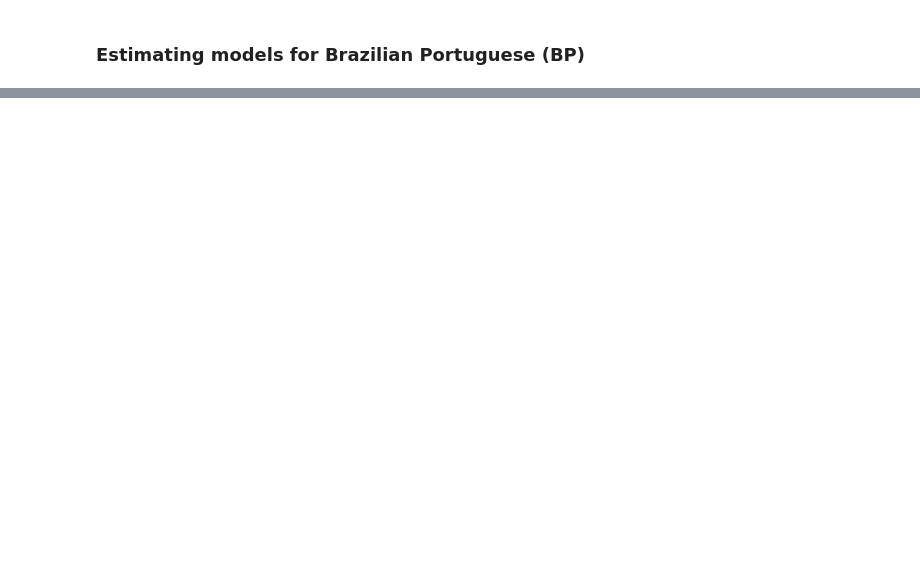
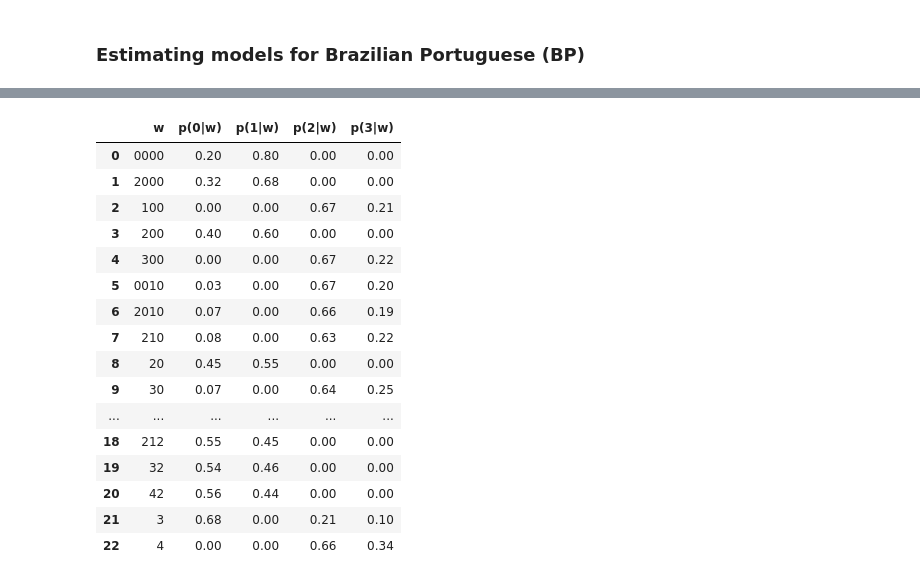
Before and after one commit to neuromat/smallest_maximizer_criterion, a Jupyter notebook: examples/notebooks/4. Linguistic case study.ipynb, the cells around one changed output, grey strips where cells are left out. Cells and saved outputs as stored; diff of their text form; code cells hidden in the pictures; blank space fills up the shorter version.

```diff
--- a/examples/notebooks/4. Linguistic case study.ipynb
+++ b/examples/notebooks/4. Linguistic case study.ipynb
@@ -96,0 +126,31 @@ plt.show()
+# %%
+def transition_table_df(tree):
+    dd = tree.transition_probs.set_index('idx')
+    df2 = pd.DataFrame(columns=['w', 'nodesort', 'p(0|w)', 'p(1|w)', 'p(2|w)', 'p(3|w)'])
+    for i, row in tree.tree().iterrows():
+        ps = [dd[dd.next_symbol == str(j)].loc[row.node_idx].prob.round(2) for j in [0, 1, 2, 3]]
+        df2.loc[len(df2)] = [row.node, row.node[::-1], *ps]
+    df2.sort_values('nodesort', inplace=True)
+    df2.set_index('nodesort', inplace=True)
+    df2.reset_index(inplace=True, drop=True)
+    return df2
+
+transition_table_df(opt_tree_bp)
+# %% [output]
+|  | w | p(0|w) | p(1|w) | p(2|w) | p(3|w) |
+| 0 | 0000 | 0.20 | 0.80 | 0.00 | 0.00 |
+| 1 | 2000 | 0.32 | 0.68 | 0.00 | 0.00 |
+| 2 | 100 | 0.00 | 0.00 | 0.67 | 0.21 |
+| 3 | 200 | 0.40 | 0.60 | 0.00 | 0.00 |
+| 4 | 300 | 0.00 | 0.00 | 0.67 | 0.22 |
+| 5 | 0010 | 0.03 | 0.00 | 0.67 | 0.20 |
+| 6 | 2010 | 0.07 | 0.00 | 0.66 | 0.19 |
+| 7 | 210 | 0.08 | 0.00 | 0.63 | 0.22 |
+| 8 | 20 | 0.45 | 0.55 | 0.00 | 0.00 |
+| 9 | 30 | 0.07 | 0.00 | 0.64 | 0.25 |
+| ... | ... | ... | ... | ... | ... |
+| 18 | 212 | 0.55 | 0.45 | 0.00 | 0.00 |
+| 19 | 32 | 0.54 | 0.46 | 0.00 | 0.00 |
+| 20 | 42 | 0.56 | 0.44 | 0.00 | 0.00 |
+| 21 | 3 | 0.68 | 0.00 | 0.21 | 0.10 |
+| 22 | 4 | 0.00 | 0.00 | 0.66 | 0.34 |
```
Also changed, not shown: parts of 11 cells of this notebook, 11 other files.
